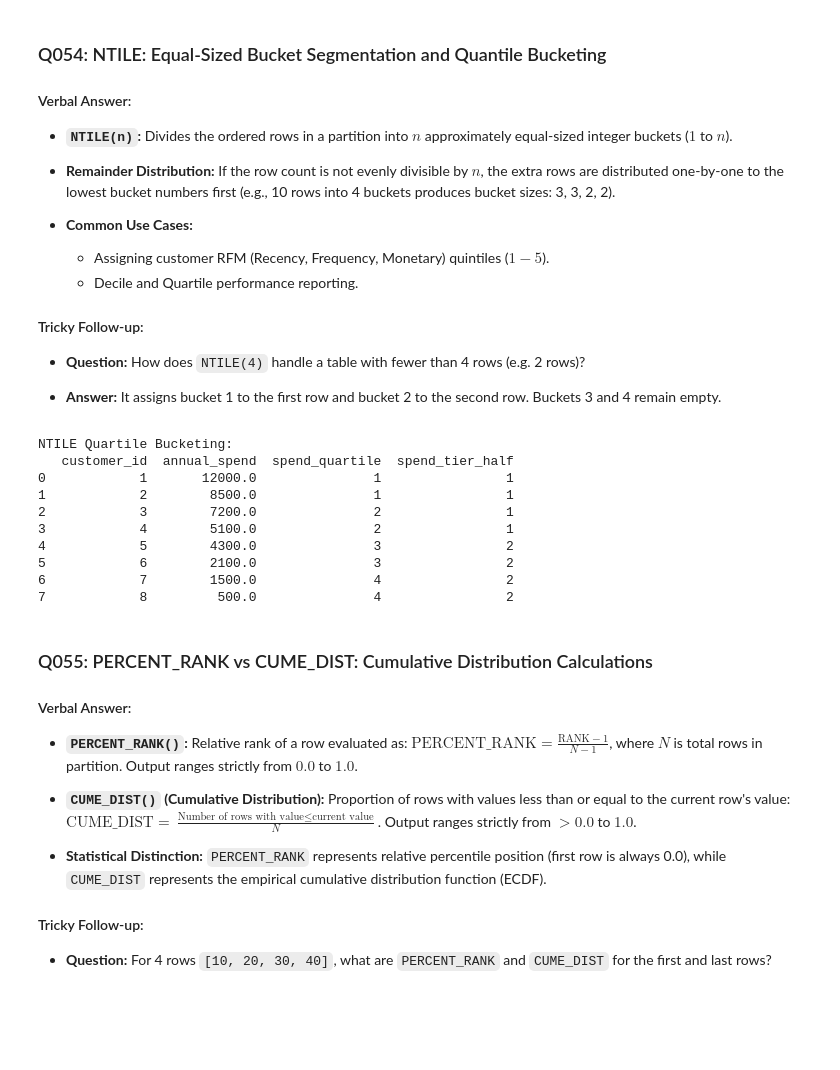
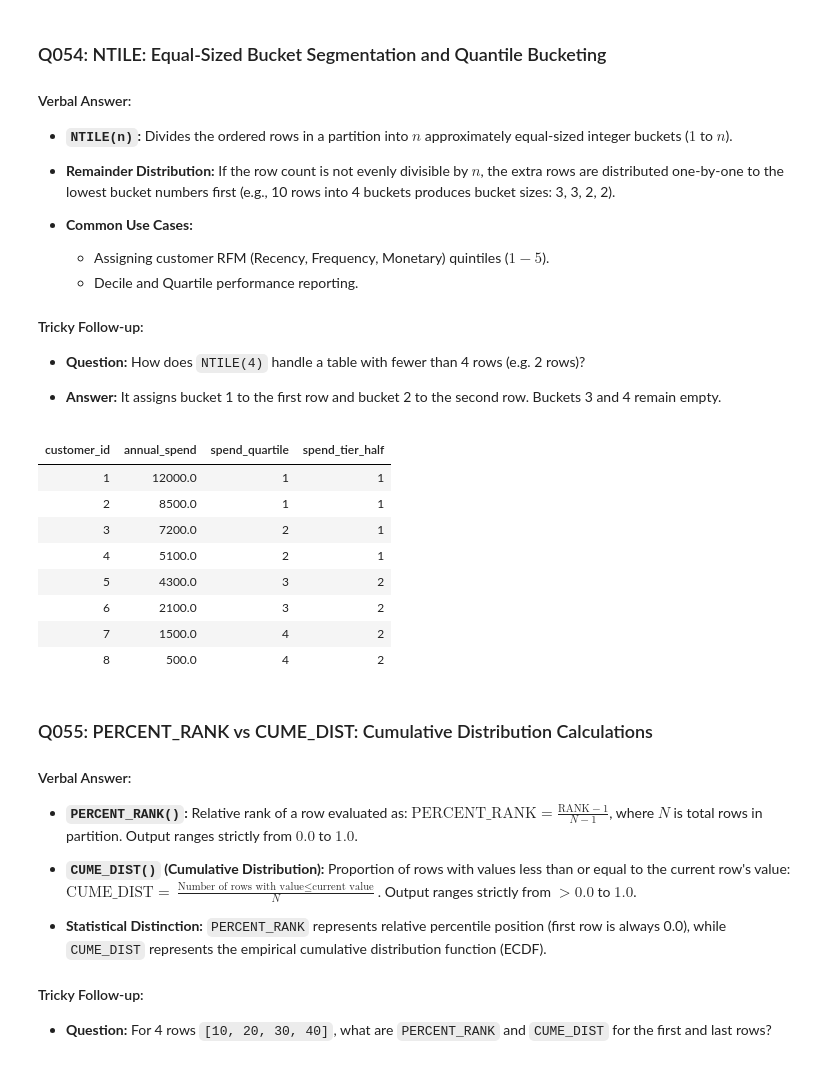
Before and after one commit to iankurbhatt/investigate-datascience, a Jupyter notebook: investigate_interviews/sql_top_150_interview_questions.ipynb, the cells around one changed output. Drawn from its saved outputs; the diff is of its cells as text; code cells hidden in the pictures; blank space fills up the shorter version.

```diff
--- a/investigate_interviews/sql_top_150_interview_questions.ipynb
+++ b/investigate_interviews/sql_top_150_interview_questions.ipynb
@@ -2854,42 +2212,32 @@ FIRST_VALUE, LAST_VALUE & NTH_VALUE Output:
 
 * **Answer:** It assigns bucket 1 to the first row and bucket 2 to the second row. Buckets 3 and 4 remain empty.
 # %%
-import duckdb
-
-con = duckdb.connect(':memory:')
-con.execute("""
+%%sql
 CREATE TABLE spend_distribution (
     customer_id INT,
     annual_spend DOUBLE
 );
 INSERT INTO spend_distribution VALUES
 (1, 12000), (2, 8500), (3, 7200), (4, 5100),
 (5, 4300), (6, 2100), (7, 1500), (8, 500);
-""")
 
-query = """
 SELECT
     customer_id,
     annual_spend,
     NTILE(4) OVER (ORDER BY annual_spend DESC) AS spend_quartile,
     NTILE(2) OVER (ORDER BY annual_spend DESC) AS spend_tier_half
 FROM spend_distribution
 ORDER BY annual_spend DESC;
-"""
-
-print("NTILE Quartile Bucketing:")
-print(con.execute(query).df())
 # %% [output]
-NTILE Quartile Bucketing:
-   customer_id  annual_spend  spend_quartile  spend_tier_half
-0            1       12000.0               1                1
-1            2        8500.0               1                1
-2            3        7200.0               2                1
-3            4        5100.0               2                1
-4            5        4300.0               3                2
-5            6        2100.0               3                2
-6            7        1500.0               4                2
-7            8         500.0               4                2
+| customer_id | annual_spend | spend_quartile | spend_tier_half |
+| 1 | 12000.0 | 1 | 1 |
+| 2 | 8500.0 | 1 | 1 |
+| 3 | 7200.0 | 2 | 1 |
+| 4 | 5100.0 | 2 | 1 |
+| 5 | 4300.0 | 3 | 2 |
+| 6 | 2100.0 | 3 | 2 |
+| 7 | 1500.0 | 4 | 2 |
+| 8 | 500.0 | 4 | 2 |
 # %% [markdown]
 ### Q055: PERCENT_RANK vs CUME_DIST: Cumulative Distribution Calculations
 
```
Also changed, not shown: parts of 152 cells of this notebook.
